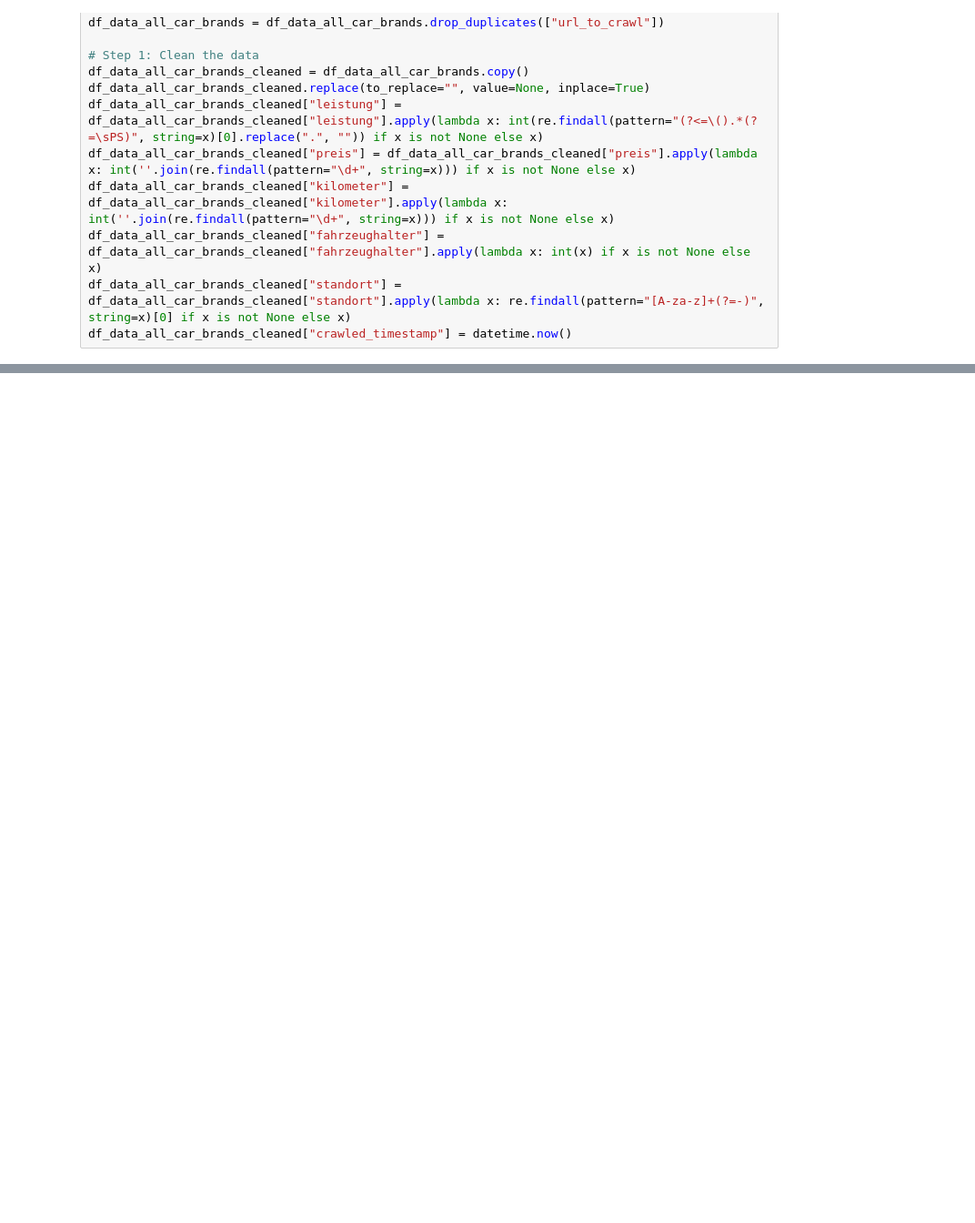
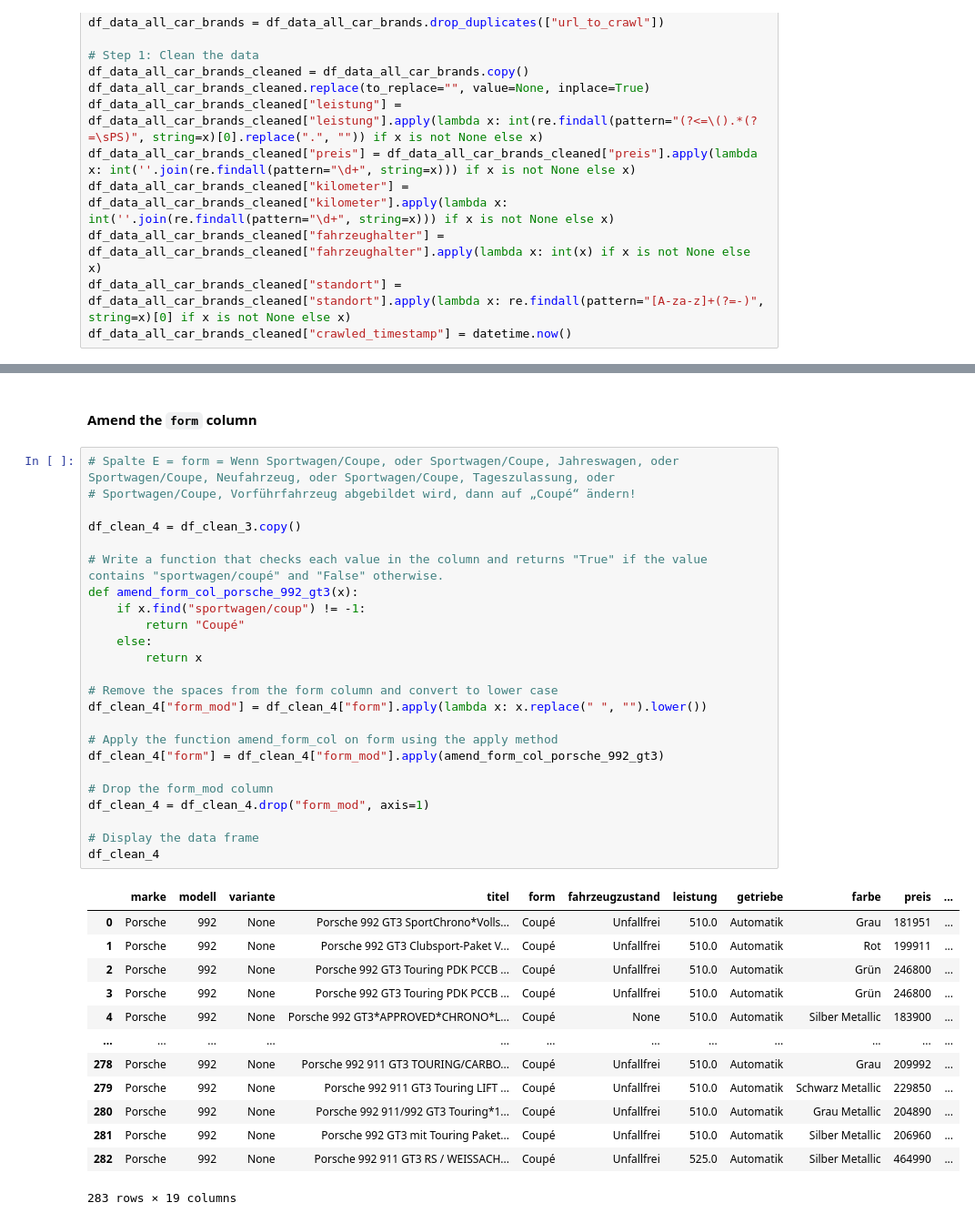
Before and after one commit to omar-elmaria/mobile_de_scraper, a Jupyter notebook: testing_notebook.ipynb, the cells around one changed output, grey strips where cells are left out. Shown at 91% size. Saved outputs shown, nothing was run; the diff lists cells and outputs as text; blank space fills up the shorter version.

```diff
--- a/testing_notebook.ipynb
+++ b/testing_notebook.ipynb
@@ -70,0 +150,40 @@ LoadJob<project=web-scraping-371310, location=EU, id=4bc369a2-15b7-4982-a1d8-1f0
+# %% [markdown]
+#### Amend the `form` column
+# %%
+# Spalte E = form = Wenn Sportwagen/Coupe, oder Sportwagen/Coupe, Jahreswagen, oder Sportwagen/Coupe, Neufahrzeug, oder Sportwagen/Coupe, Tageszulassung, oder
+# Sportwagen/Coupe, Vorführfahrzeug abgebildet wird, dann auf „Coupé“ ändern!
+
+df_clean_4 = df_clean_3.copy()
+
+# Write a function that checks each value in the column and returns "True" if the value contains "sportwagen/coupé" and "False" otherwise.
+def amend_form_col_porsche_992_gt3(x):
+    if x.find("sportwagen/coup") != -1:
+        return "Coupé"
+    else:
+        return x
+
+# Remove the spaces from the form column and convert to lower case
+df_clean_4["form_mod"] = df_clean_4["form"].apply(lambda x: x.replace(" ", "").lower())
+
+# Apply the function amend_form_col on form using the apply method
+df_clean_4["form"] = df_clean_4["form_mod"].apply(amend_form_col_porsche_992_gt3)
+
+# Drop the form_mod column
+df_clean_4 = df_clean_4.drop("form_mod", axis=1)
+
+# Display the data frame
+df_clean_4
+# %% [output]
+|  | marke | modell | variante | titel | form | fahrzeugzustand | leistung | getriebe | farbe | preis | ... |
+| 0 | Porsche | 992 | None | Porsche 992 GT3 SportChrono*Volls... | Coupé | Unfallfrei | 510.0 | Automatik | Grau | 181951 | ... |
+| 1 | Porsche | 992 | None | Porsche 992 GT3 Clubsport-Paket V... | Coupé | Unfallfrei | 510.0 | Automatik | Rot | 199911 | ... |
+| 2 | Porsche | 992 | None | Porsche 992 GT3 Touring PDK PCCB ... | Coupé | Unfallfrei | 510.0 | Automatik | Grün | 246800 | ... |
+| 3 | Porsche | 992 | None | Porsche 992 GT3 Touring PDK PCCB ... | Coupé | Unfallfrei | 510.0 | Automatik | Grün | 246800 | ... |
+| 4 | Porsche | 992 | None | Porsche 992 GT3*APPROVED*CHRONO*L... | Coupé | None | 510.0 | Automatik | Silber Metallic | 183900 | ... |
+| ... | ... | ... | ... | ... | ... | ... | ... | ... | ... | ... | ... |
+| 278 | Porsche | 992 | None | Porsche 992 911 GT3 TOURING/CARBO... | Coupé | Unfallfrei | 510.0 | Automatik | Grau | 209992 | ... |
+| 279 | Porsche | 992 | None | Porsche 992 911 GT3 Touring LIFT ... | Coupé | Unfallfrei | 510.0 | Automatik | Schwarz Metallic | 229850 | ... |
+| 280 | Porsche | 992 | None | Porsche 992 911/992 GT3 Touring*1... | Coupé | Unfallfrei | 510.0 | Automatik | Grau Metallic | 204890 | ... |
+| 281 | Porsche | 992 | None | Porsche 992 GT3 mit Touring Paket... | Coupé | Unfallfrei | 510.0 | Automatik | Silber Metallic | 206960 | ... |
+| 282 | Porsche | 992 | None | Porsche 992 911 GT3 RS / WEISSACH... | Coupé | Unfallfrei | 525.0 | Automatik | Silber Metallic | 464990 | ... |
+283 rows × 19 columns
```
Also changed, not shown: parts of 27 cells of this notebook.
